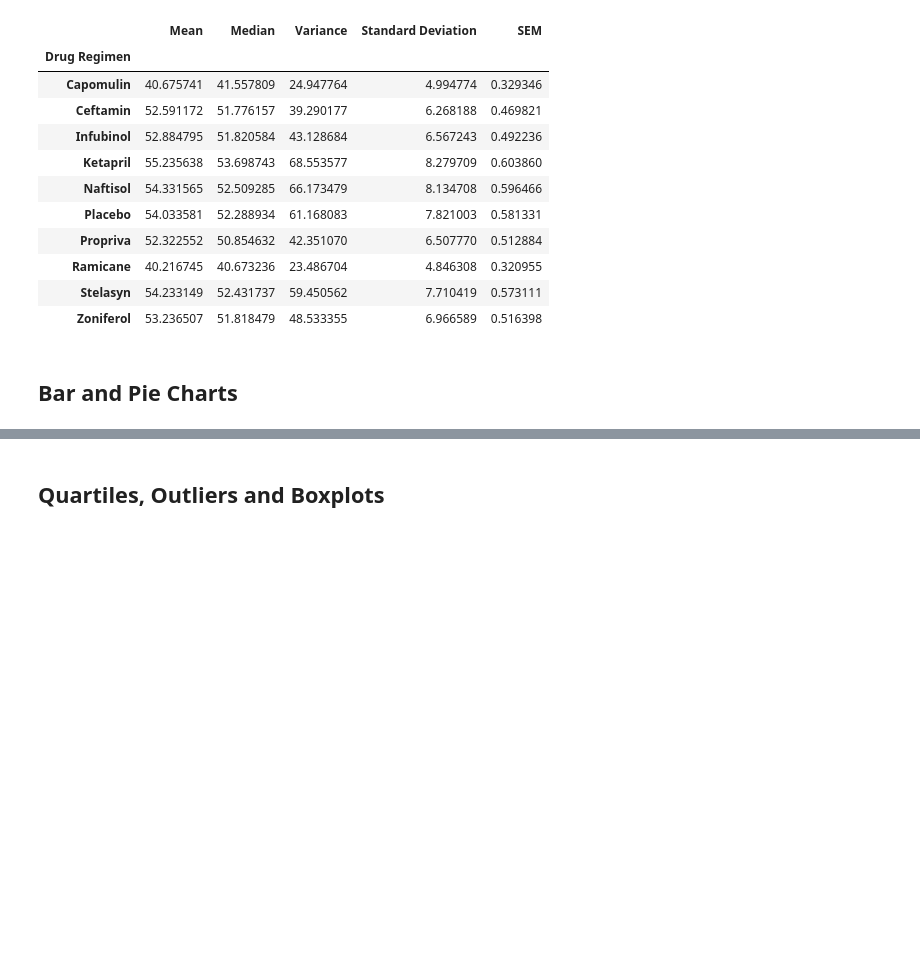
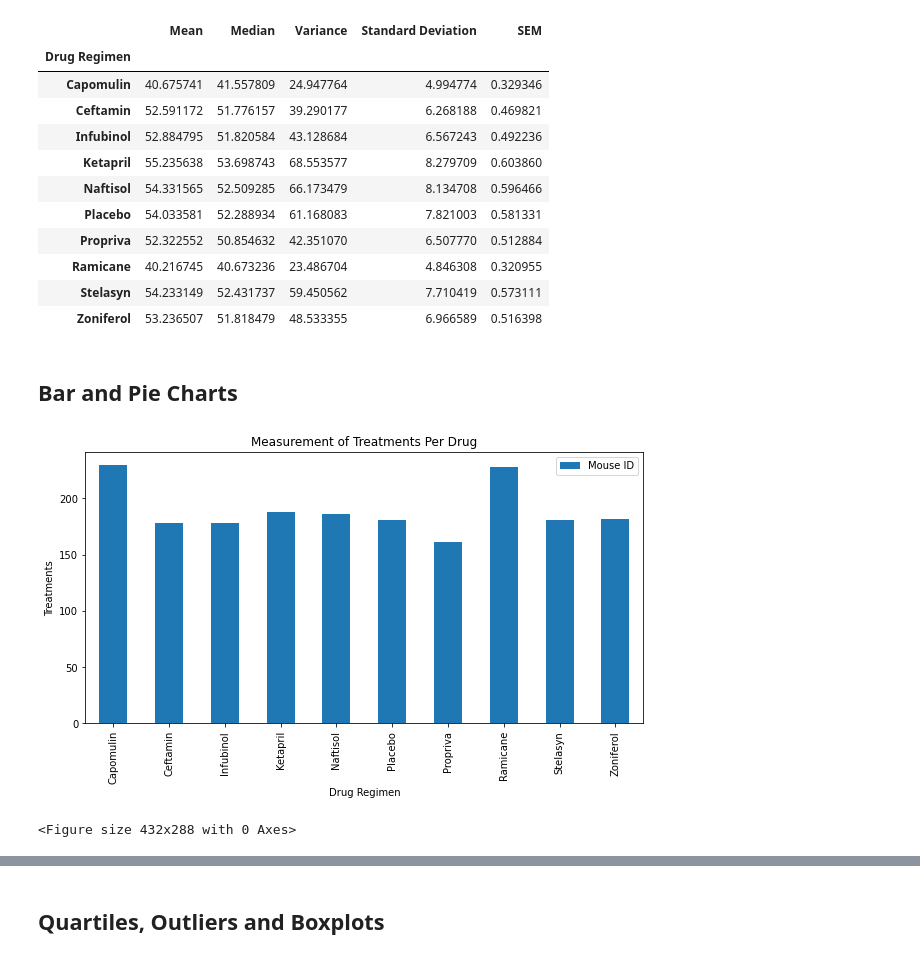
Before and after one commit to AndrewMSchell/MatPlotLib-Challenge, a Jupyter notebook: Pymaceuticals/pymaceuticals_starter.ipynb, the cells around one changed output, grey strips where cells are left out. Cells and saved outputs as stored; diff of their text form; code cells hidden in the pictures; blank space fills up the shorter version.

```diff
--- a/Pymaceuticals/pymaceuticals_starter.ipynb
+++ b/Pymaceuticals/pymaceuticals_starter.ipynb
@@ -114,3 +114,14 @@ drug_regimen_summary
 ## Bar and Pie Charts
 # %%
 # Generate a bar plot showing the total number of measurements taken on each drug regimen using pandas.
+regimen_data = pd.DataFrame(merged_mice.groupby(["Drug Regimen"]).count()).reset_index()
+drug_measurements = regimen_data[["Drug Regimen", "Mouse ID"]]
+drug_measurements = drug_measurements.set_index("Drug Regimen")
+drug_measurements.plot(kind="bar", figsize=(10,5))
+plt.title("Measurement of Treatments Per Drug")
+plt.ylabel("Treatments")
+plt.show()
+plt.tight_layout()
+# %% [output]
+[figure, added]
+<Figure size 432x288 with 0 Axes>
```
Also changed, not shown: parts of 2 cells of this notebook.
